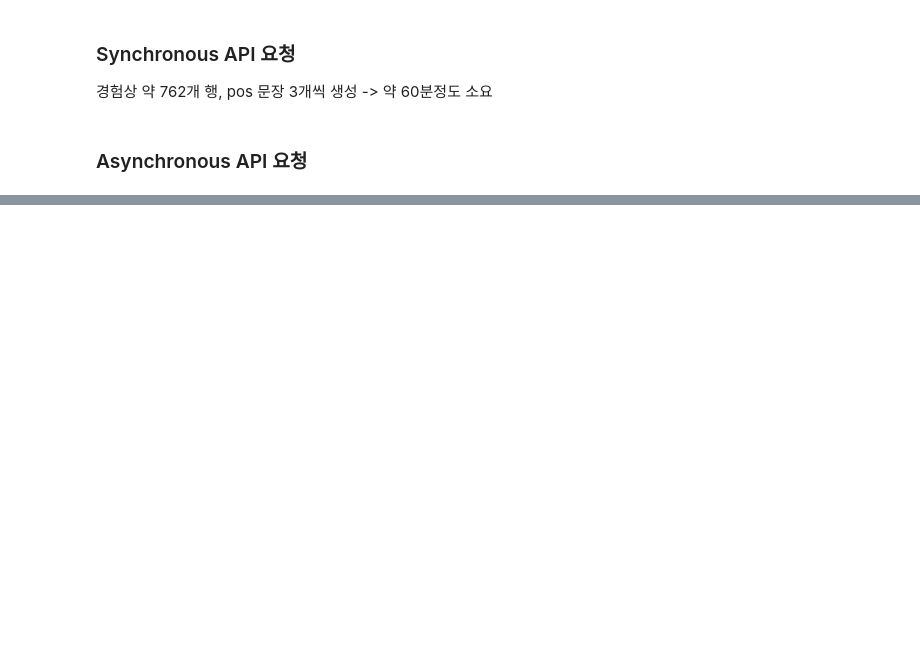
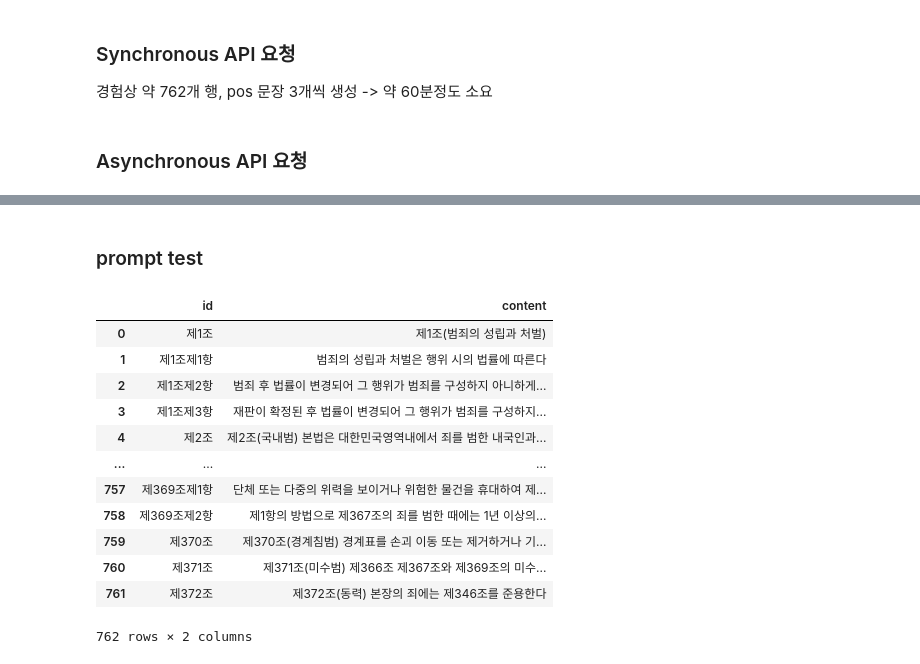
Before and after one commit to RGB234/capstone-2025-spring, a Jupyter notebook: code/2-preparing_queries.ipynb, the cells around one changed output, grey strips where cells are left out. Cells and saved outputs as stored; diff of their text form; code cells hidden in the pictures; blank space fills up the shorter version.

```diff
--- a/code/2-preparing_queries.ipynb
+++ b/code/2-preparing_queries.ipynb
@@ -264,0 +329,44 @@ Error in row 제131조제4항 : Error code: 429 - {'error': {'message': 'Rate li
+# %% [markdown]
+### prompt test
+# %%
+def dataset_to_df(dataset):
+    df = pd.DataFrame(dataset)
+
+    df['id'] = df['query'].apply(lambda x : x['id'])
+    df['content'] = df['query'].apply(lambda x : x['content'])
+
+    df.drop('query', axis=1, inplace=True)
+
+    return df
+
+def mock_process_row(row):
+    id = row['id']
+    title = row['str_id']
+    query = row['content']
+    prompt = f"\"id\" : {id}, \"title\" : {title}, \"query\" : \"{query}\""
+
+    print(prompt)
+
+dataset = load_dataset("json", data_files="../data/queries.jsonl")['train']
+ds_df = dataset_to_df(dataset)
+# ds_df = ds_df.loc[(ds_df['id'] >= 751) & (ds_df['id'] <= 761)]
+
+ds_df
+
+# for i, data in ds_df.iterrows():
+#     # print(data)
+#     mock_process_row(data)
+# %% [output]
+|  | id | content |
+| 0 | 제1조 | 제1조(범죄의 성립과 처벌) |
+| 1 | 제1조제1항 | 범죄의 성립과 처벌은 행위 시의 법률에 따른다 |
+| 2 | 제1조제2항 | 범죄 후 법률이 변경되어 그 행위가 범죄를 구성하지 아니하게... |
+| 3 | 제1조제3항 | 재판이 확정된 후 법률이 변경되어 그 행위가 범죄를 구성하지... |
+| 4 | 제2조 | 제2조(국내범) 본법은 대한민국영역내에서 죄를 범한 내국인과... |
+| ... | ... | ... |
+| 757 | 제369조제1항 | 단체 또는 다중의 위력을 보이거나 위험한 물건을 휴대하여 제... |
+| 758 | 제369조제2항 | 제1항의 방법으로 제367조의 죄를 범한 때에는 1년 이상의... |
+| 759 | 제370조 | 제370조(경계침범) 경계표를 손괴 이동 또는 제거하거나 기... |
+| 760 | 제371조 | 제371조(미수범) 제366조 제367조와 제369조의 미수... |
+| 761 | 제372조 | 제372조(동력) 본장의 죄에는 제346조를 준용한다 |
+762 rows × 2 columns
```
Also changed, not shown: parts of 18 cells of this notebook, 15 other files.
